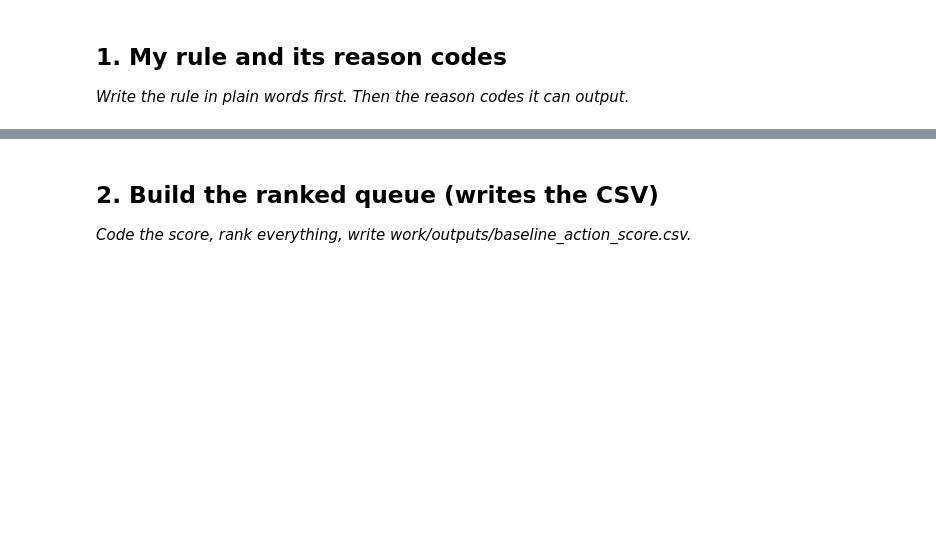
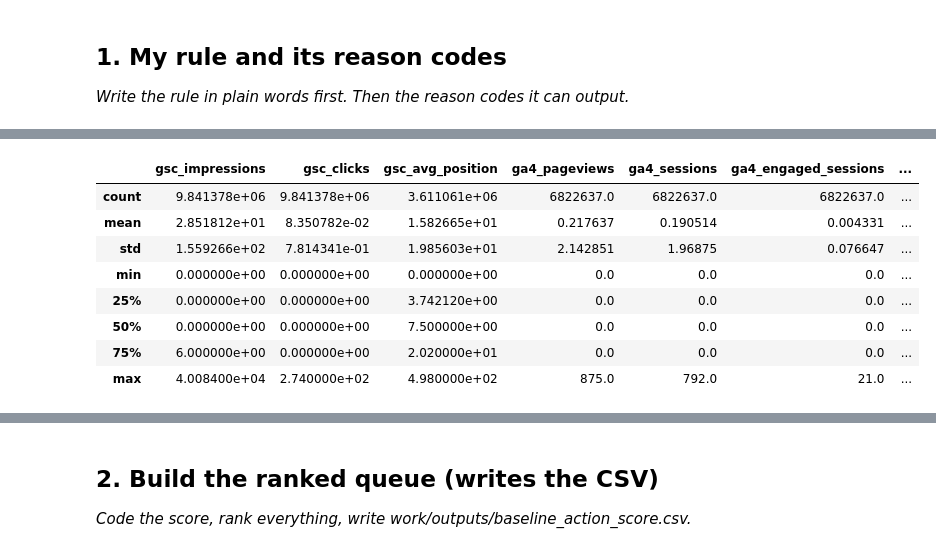
Before and after one commit to SamarBabar02/flyrank-ml-internship, a Jupyter notebook: work/notebooks/w04_baseline_score.ipynb, the cells around one changed output, grey strips where cells are left out. Drawn from its saved outputs; the diff is of its cells as text; code cells hidden in the pictures; blank space fills up the shorter version.

```diff
--- a/work/notebooks/w04_baseline_score.ipynb
+++ b/work/notebooks/w04_baseline_score.ipynb
@@ -12,0 +35,16 @@ This skeleton is yours to fill. Work the sections **in order** — each one has
+# %%
+import duckdb
+from google.colab import userdata
+
+HF_TOKEN = userdata.get("HF_TOKEN")
+
+con = duckdb.connect()
+
+con.execute(f"""
+CREATE OR REPLACE SECRET hf (
+    TYPE HUGGINGFACE,
+    TOKEN '{HF_TOKEN}'
+);
+""")
+
+print("Hugging Face secret configured successfully.")
@@ -12,0 +59,11 @@ This skeleton is yours to fill. Work the sections **in order** — each one has
+# %%
+query = f"""
+SELECT *
+FROM {rel}
+WHERE DATE_TRUNC('month', report_date) = DATE '2026-03-01'
+"""
+
+df = con.sql(query).df()
+
+print("Shape:", df.shape)
+df.head()
@@ -12,0 +91,19 @@ This skeleton is yours to fill. Work the sections **in order** — each one has
+# %%
+df[['gsc_impressions',
+    'gsc_clicks',
+    'gsc_avg_position',
+    'ga4_pageviews',
+    'ga4_sessions',
+    'ga4_engaged_sessions',
+    'ga4_total_engagement_sec',
+    'scroll_events']].describe()
+# %% [output]
+|  | gsc_impressions | gsc_clicks | gsc_avg_position | ga4_pageviews | ga4_sessions | ga4_engaged_sessions | ... |
+| count | 9.841378e+06 | 9.841378e+06 | 3.611061e+06 | 6822637.0 | 6822637.0 | 6822637.0 | ... |
+| mean | 2.851812e+01 | 8.350782e-02 | 1.582665e+01 | 0.217637 | 0.190514 | 0.004331 | ... |
+| std | 1.559266e+02 | 7.814341e-01 | 1.985603e+01 | 2.142851 | 1.96875 | 0.076647 | ... |
+| min | 0.000000e+00 | 0.000000e+00 | 0.000000e+00 | 0.0 | 0.0 | 0.0 | ... |
+| 25% | 0.000000e+00 | 0.000000e+00 | 3.742120e+00 | 0.0 | 0.0 | 0.0 | ... |
+| 50% | 0.000000e+00 | 0.000000e+00 | 7.500000e+00 | 0.0 | 0.0 | 0.0 | ... |
+| 75% | 6.000000e+00 | 0.000000e+00 | 2.020000e+01 | 0.0 | 0.0 | 0.0 | ... |
+| max | 4.008400e+04 | 2.740000e+02 | 4.980000e+02 | 875.0 | 792.0 | 21.0 | ... |
```
Also changed, not shown: parts of 12 cells of this notebook.
